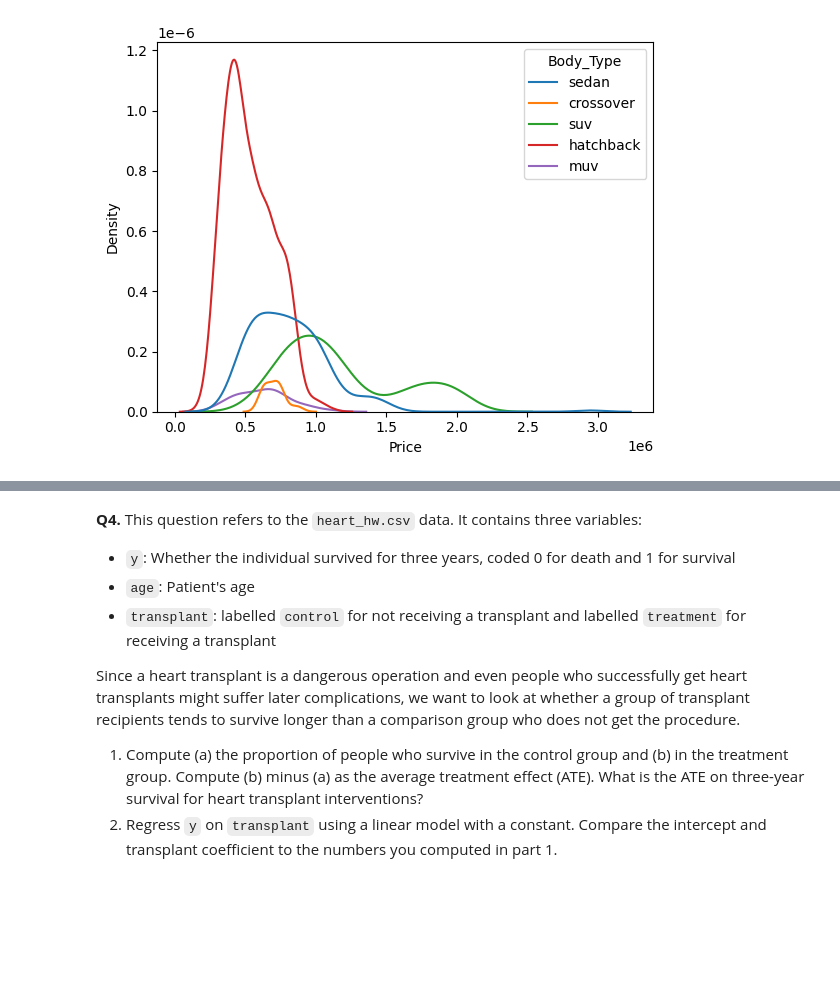
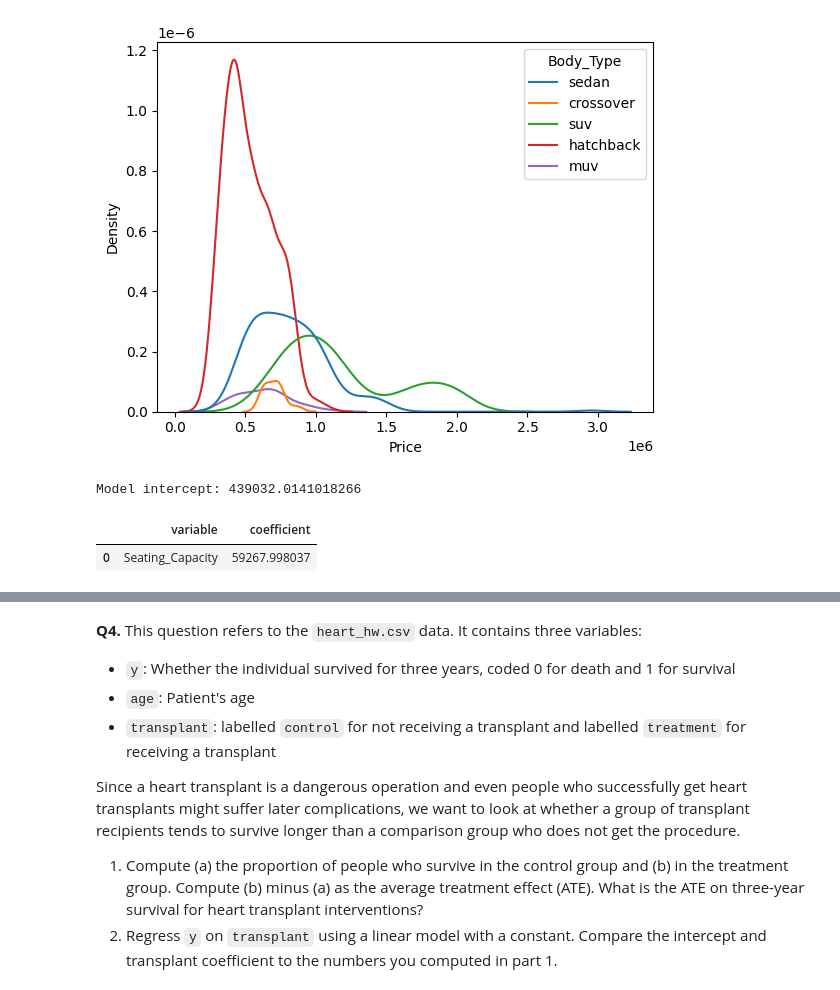
Before and after one commit to AngelikaBaloy/undergrad_ml_assignments, a Jupyter notebook: 03_assignment_linear_models.ipynb, the cells around one changed output, grey strips where cells are left out. Saved outputs shown, nothing was run; the diff lists cells and outputs as text; code cells hidden in the pictures; blank space fills up the shorter version.

```diff
--- a/03_assignment_linear_models.ipynb
+++ b/03_assignment_linear_models.ipynb
@@ -298,3 +304,21 @@ sedan       968500.0  2941000.0
 suv        1491250.0  2100000.0
 <Axes: xlabel='Price', ylabel='Density'>
 [figure]
+# %%
+# Q2: Regress price on seating capacity
+
+x = cars[['Seating_Capacity']]
+y = cars['Price']
+
+model= LinearRegression()
+model= model.fit(x,y)
+
+print(f'Model intercept: {model.intercept_}')
+pd.DataFrame({'variable':model.feature_names_in_, 'coefficient':model.coef_ })
+
+# the slope coefficient is 59267.998
+# For every additional seat, the price of a car, on average, increases by 59268 rupees
+# %% [output]
+Model intercept: 439032.0141018266
+|  | variable | coefficient |
+| 0 | Seating_Capacity | 59267.998037 |
```
Also changed, not shown: parts of 15 cells of this notebook.
